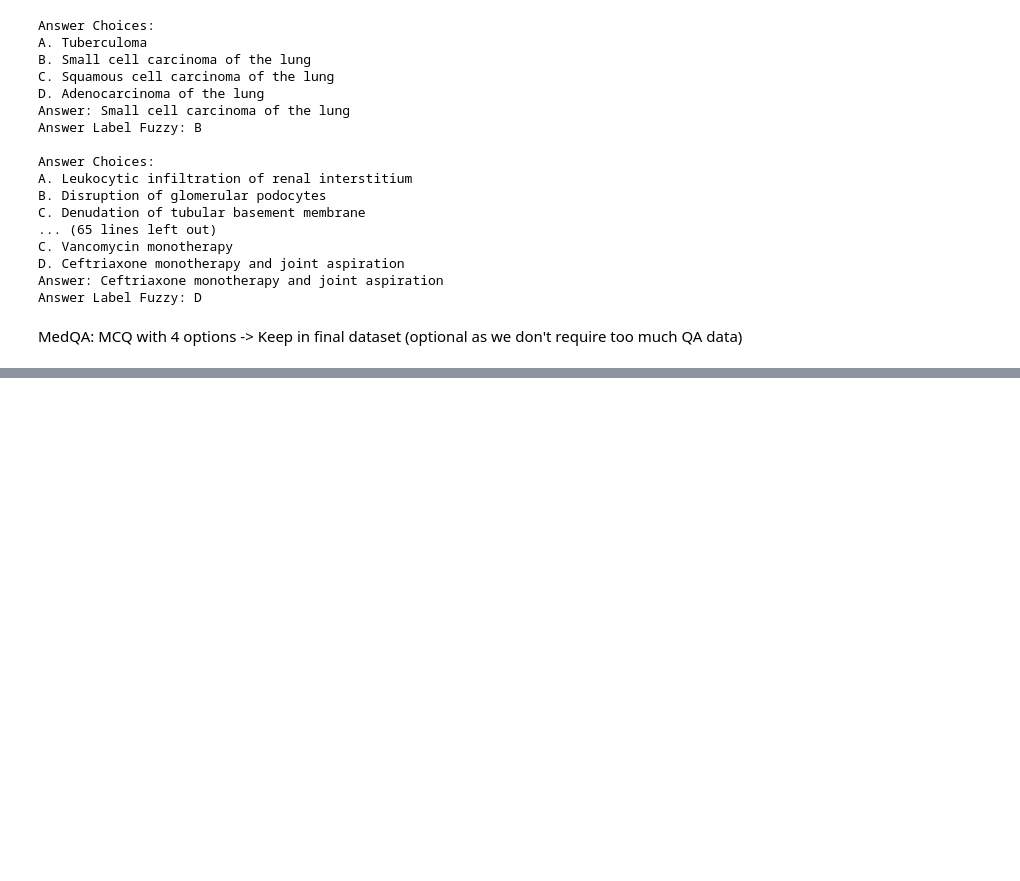
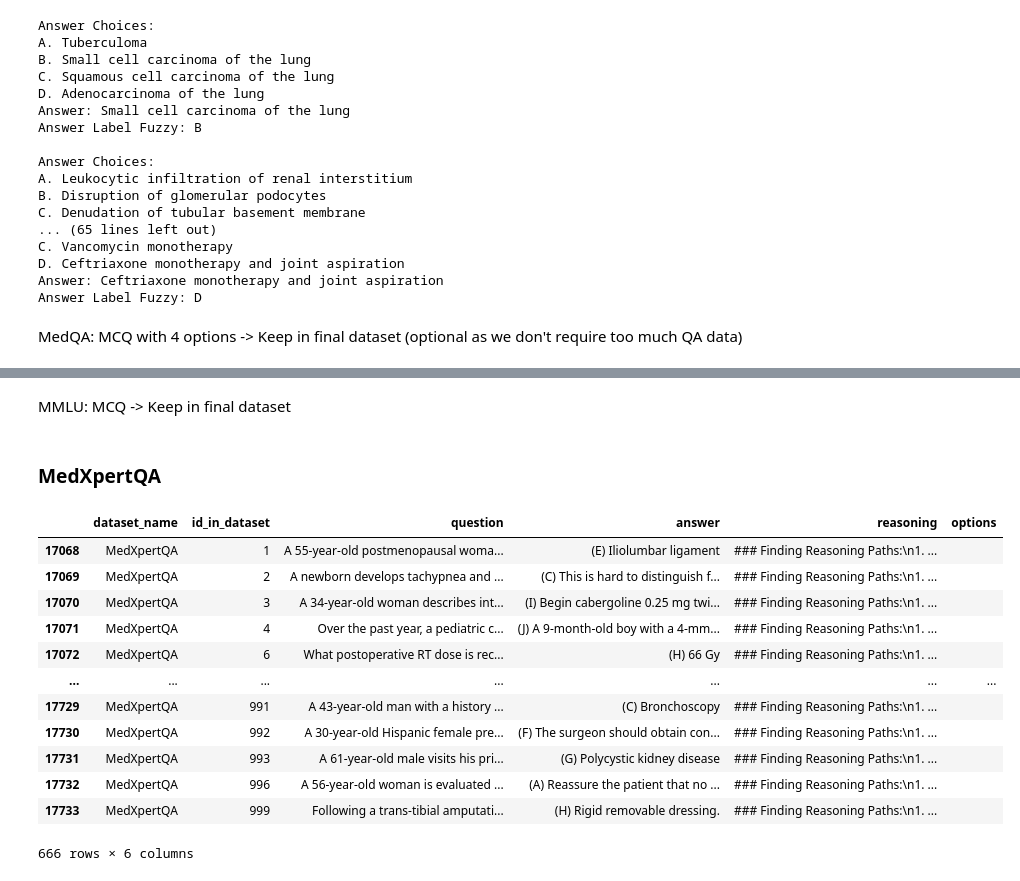
Before and after one commit to jChong02/sjsu-data298, a Jupyter notebook: eda_and_preprocessing.ipynb, the cells around one changed output, grey strips where cells are left out. Saved outputs shown, nothing was run; the diff lists cells and outputs as text; code cells hidden in the pictures; blank space fills up the shorter version.

```diff
--- a/eda_and_preprocessing.ipynb
+++ b/eda_and_preprocessing.ipynb
@@ -761,0 +846,21 @@ MedQA: MCQ with 4 options -> Keep in final dataset (optional as we don't require
+# %% [markdown]
+MMLU: MCQ -> Keep in final dataset
+# %% [markdown]
+### MedXpertQA
+# %%
+medxpertqa_qs = df[df['dataset_name'] == "MedXpertQA"].copy()
+medxpertqa_qs
+# %% [output]
+|  | dataset_name | id_in_dataset | question | answer | reasoning | options |
+| 17068 | MedXpertQA | 1 | A 55-year-old postmenopausal woma... | (E) Iliolumbar ligament | ### Finding Reasoning Paths:\n1. ... |  |
+| 17069 | MedXpertQA | 2 | A newborn develops tachypnea and ... | (C) This is hard to distinguish f... | ### Finding Reasoning Paths:\n1. ... |  |
+| 17070 | MedXpertQA | 3 | A 34-year-old woman describes int... | (I) Begin cabergoline 0.25 mg twi... | ### Finding Reasoning Paths:\n1. ... |  |
+| 17071 | MedXpertQA | 4 | Over the past year, a pediatric c... | (J) A 9-month-old boy with a 4-mm... | ### Finding Reasoning Paths:\n1. ... |  |
+| 17072 | MedXpertQA | 6 | What postoperative RT dose is rec... | (H) 66 Gy | ### Finding Reasoning Paths:\n1. ... |  |
+| ... | ... | ... | ... | ... | ... | ... |
+| 17729 | MedXpertQA | 991 | A 43-year-old man with a history ... | (C) Bronchoscopy | ### Finding Reasoning Paths:\n1. ... |  |
+| 17730 | MedXpertQA | 992 | A 30-year-old Hispanic female pre... | (F) The surgeon should obtain con... | ### Finding Reasoning Paths:\n1. ... |  |
+| 17731 | MedXpertQA | 993 | A 61-year-old male visits his pri... | (G) Polycystic kidney disease | ### Finding Reasoning Paths:\n1. ... |  |
+| 17732 | MedXpertQA | 996 | A 56-year-old woman is evaluated ... | (A) Reassure the patient that no ... | ### Finding Reasoning Paths:\n1. ... |  |
+| 17733 | MedXpertQA | 999 | Following a trans-tibial amputati... | (H) Rigid removable dressing. | ### Finding Reasoning Paths:\n1. ... |  |
+666 rows × 6 columns
```
Also changed, not shown: parts of 51 cells of this notebook, 1 other file.
